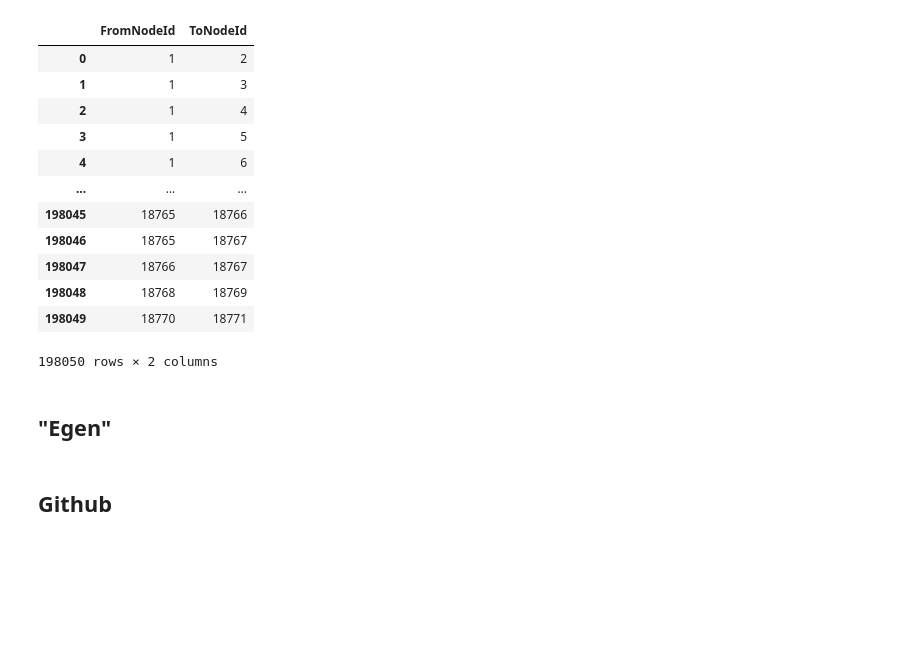
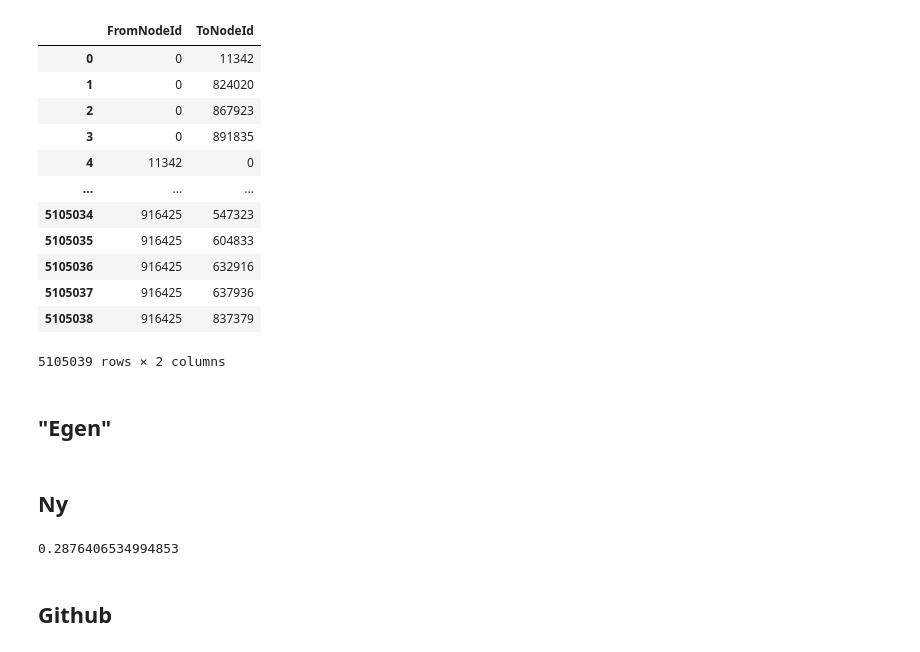
Before and after one commit to workinn/ID2222, a Jupyter notebook: lab3/HW3.ipynb, the cells around one changed output. Drawn from its saved outputs; the diff is of its cells as text; code cells hidden in the pictures; blank space fills up the shorter version.

```diff
--- a/lab3/HW3.ipynb
+++ b/lab3/HW3.ipynb
@@ -3,24 +3,24 @@ import pandas as pd
 import random
 from tqdm import tqdm
 # %%
-# df = pd.read_csv('./data/web-Google.txt', sep='\t', lineterminator='\r')
+df = pd.read_csv('./data/web-Google.txt', sep='\t', lineterminator='\r')
 # df = pd.read_csv('./data/test.txt', sep='\t')
-df = pd.read_csv('./data/test2.txt', sep=' ')
+# df = pd.read_csv('./data/test2.txt', sep=' ')
 df
 # %% [output]
 |  | FromNodeId | ToNodeId |
-| 0 | 1 | 2 |
-| 1 | 1 | 3 |
-| 2 | 1 | 4 |
-| 3 | 1 | 5 |
-| 4 | 1 | 6 |
+| 0 | 0 | 11342 |
+| 1 | 0 | 824020 |
+| 2 | 0 | 867923 |
+| 3 | 0 | 891835 |
+| 4 | 11342 | 0 |
 | ... | ... | ... |
-| 198045 | 18765 | 18766 |
-| 198046 | 18765 | 18767 |
-| 198047 | 18766 | 18767 |
-| 198048 | 18768 | 18769 |
-| 198049 | 18770 | 18771 |
+| 5105034 | 916425 | 547323 |
+| 5105035 | 916425 | 604833 |
+| 5105036 | 916425 | 632916 |
+| 5105037 | 916425 | 637936 |
+| 5105038 | 916425 | 837379 |
-198050 rows × 2 columns
+5105039 rows × 2 columns
 # %% [markdown]
 ## "Egen"
 # %%
@@ -124,2 +198,8 @@ class TriestBase:
             self.addEdge(u, v)
             self.updateCounters(u, v, add)
+# %% [markdown]
+## Ny
+# %%
+random.random()
+# %% [output]
+0.2876406534994853
```
Also changed, not shown: parts of 8 cells of this notebook, 1 other file.
